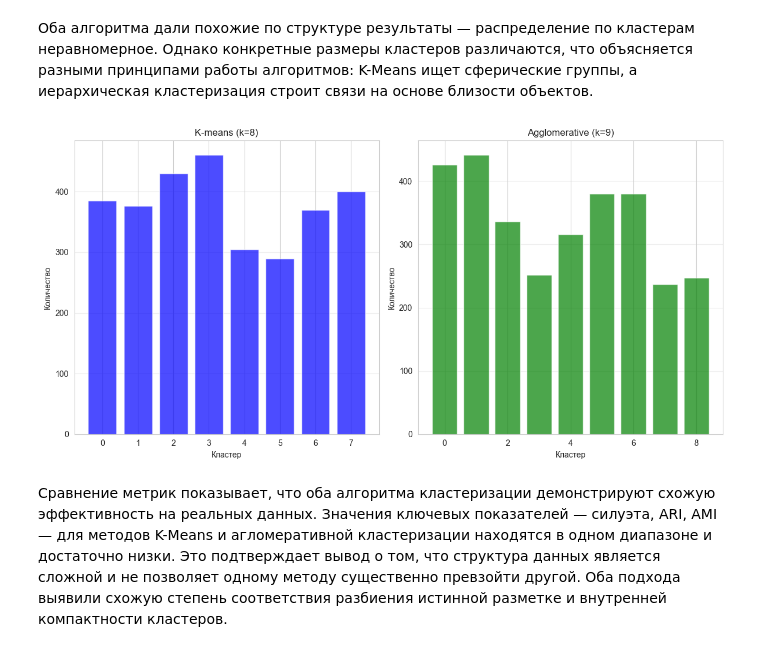
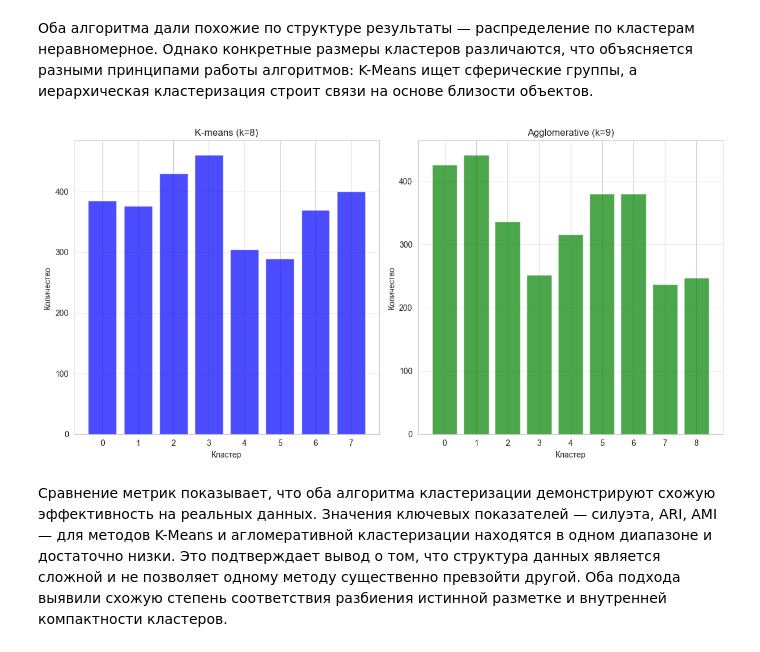
Before and after one commit to user000000000000000000000/LR4_Antonov_5, a Jupyter notebook: ЛР4_Антонов_5.ipynb, the cells around one changed output. Cells and saved outputs as stored; diff of their text form; code cells hidden in the pictures.

```diff
--- a/ЛР4_Антонов_5.ipynb
+++ b/ЛР4_Антонов_5.ipynb
@@ -643,34 +634,35 @@ plt.show()
 # %%
 # Агломеративная кластеризация с выбранным числом кластеров (например, 14)
 agg_clustering = AgglomerativeClustering(n_clusters=9)
 agg_labels = agg_clustering.fit_predict(X_scaled)
 
 # Распределение по кластерам
 df_agg = df.copy()
 df_agg['agg_cluster'] = agg_labels
 agg_distribution = df_agg['agg_cluster'].value_counts().sort_index()
 
 # Визуализация распределения
 plt.figure(figsize=(12, 6))
 plt.subplot(1, 2, 1)
 bars1 = plt.bar(cluster_distribution.index, cluster_distribution.values, alpha=0.7, color='blue')
 plt.title(f'K-means (k={optimal_k})', fontsize=12)
 plt.xlabel('Кластер')
 plt.ylabel('Количество')
 plt.xticks(range(optimal_k))
 plt.grid(True, alpha=0.3, axis='y')
 
 plt.subplot(1, 2, 2)
 bars2 = plt.bar(agg_distribution.index, agg_distribution.values, alpha=0.7, color='green')
 plt.title(f'Agglomerative (k=9)', fontsize=12)
 plt.xlabel('Кластер')
 plt.ylabel('Количество')
+plt.xticks(range(9))
 plt.grid(True, alpha=0.3, axis='y')
 
 plt.tight_layout()
 plt.show()
 # %% [output]
-[figure, old version]
+[figure, new version]
 # %% [markdown]
 Сравнение метрик показывает, что оба алгоритма кластеризации демонстрируют схожую эффективность на реальных данных. Значения ключевых показателей — силуэта, ARI, AMI — для методов K-Means и агломеративной кластеризации находятся в одном диапазоне и достаточно низки. Это подтверждает вывод о том, что структура данных является сложной и не позволяет одному методу существенно превзойти другой. Оба подхода выявили схожую степень соответствия разбиения истинной разметке и внутренней компактности кластеров.
 # %%
```
Also changed, not shown: parts of 20 cells of this notebook.
